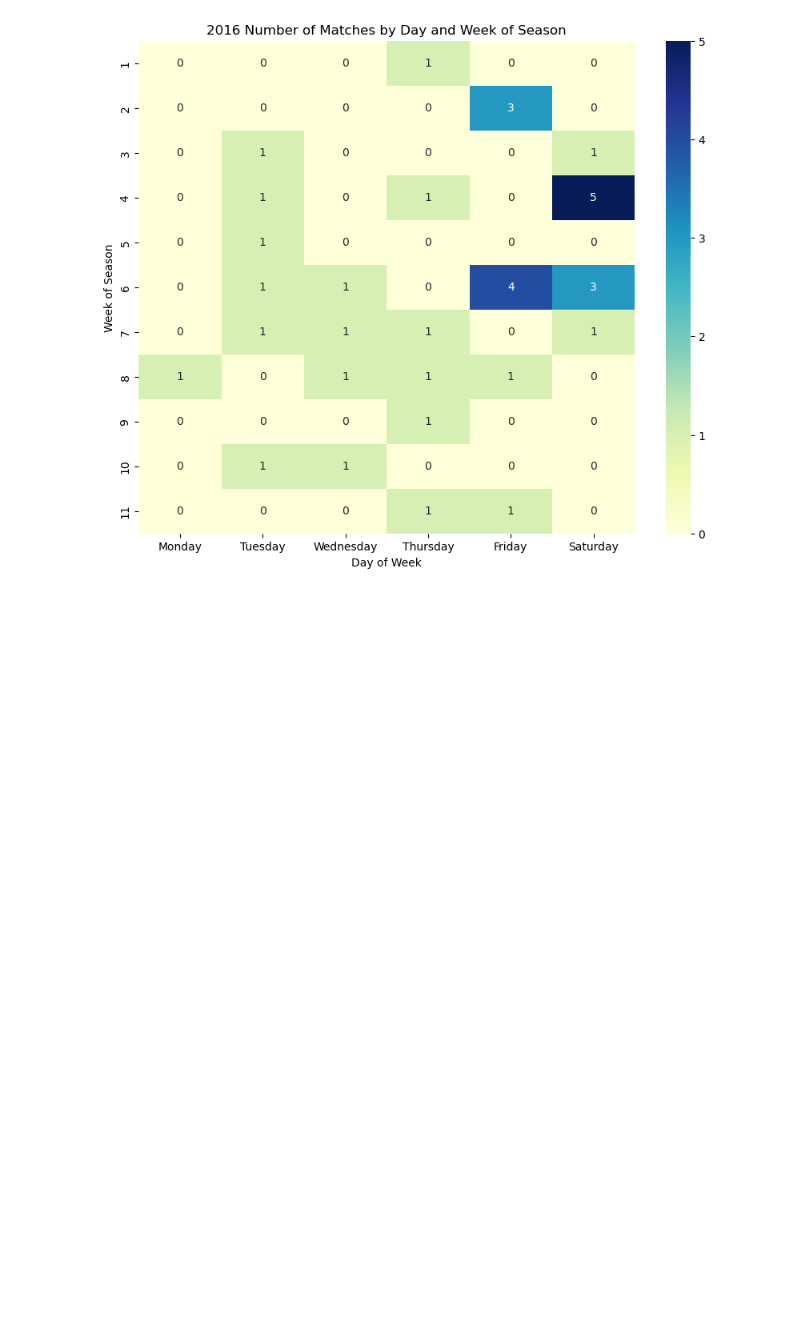
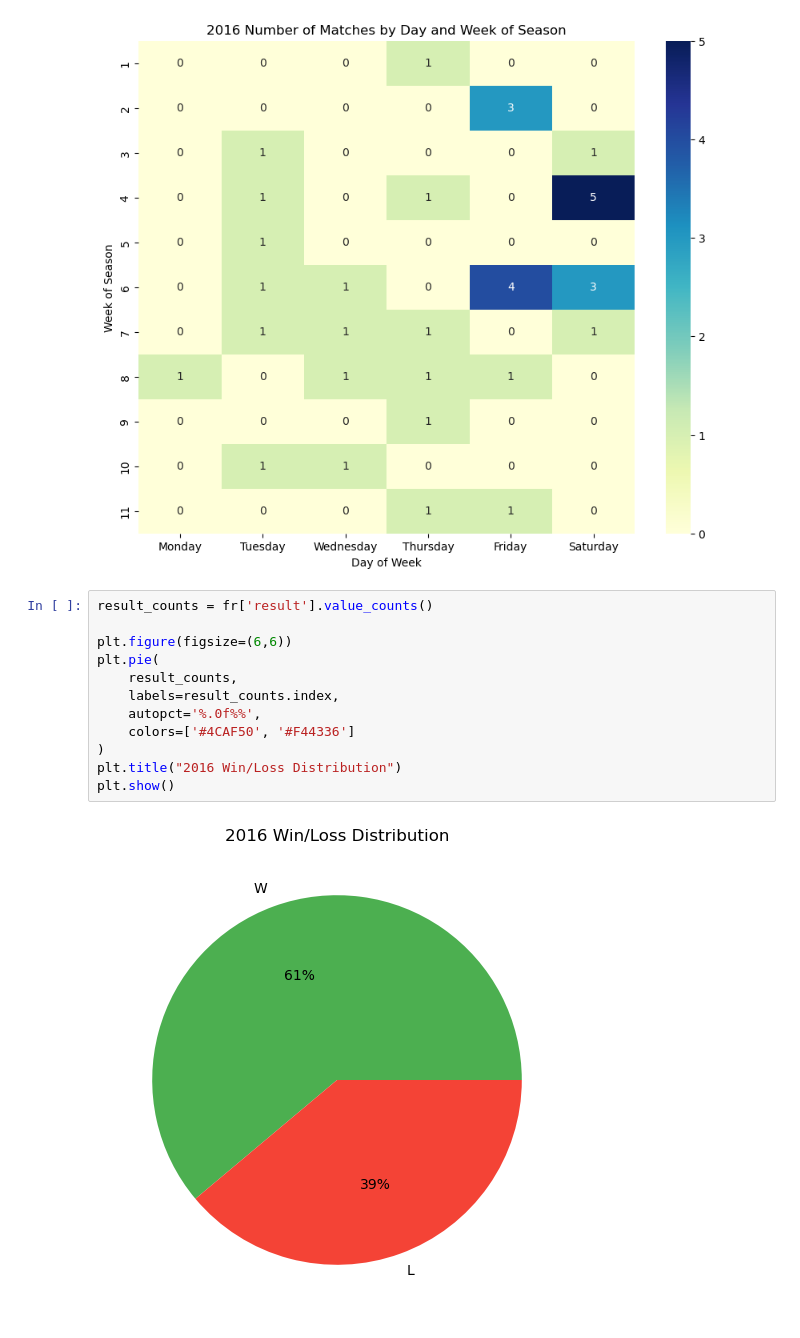
Before and after one commit to drblitx/model-volleyball, a Jupyter notebook: visualizations/fr_viz.ipynb, the cells around one changed output. Drawn from its saved outputs; the diff is of its cells as text; blank space fills up the shorter version.

```diff
--- a/visualizations/fr_viz.ipynb
+++ b/visualizations/fr_viz.ipynb
@@ -220,3 +220,17 @@ plt.xlabel("Day of Week")
 plt.show()
 # %% [output]
 [figure]
+# %%
+result_counts = fr['result'].value_counts()
+
+plt.figure(figsize=(6,6))
+plt.pie(
+    result_counts,
+    labels=result_counts.index,
+    autopct='%.0f%%',
+    colors=['#4CAF50', '#F44336']
+)
+plt.title("2016 Win/Loss Distribution")
+plt.show()
+# %% [output]
+[figure, added]
```
Also changed, not shown: parts of 4 cells of this notebook.
